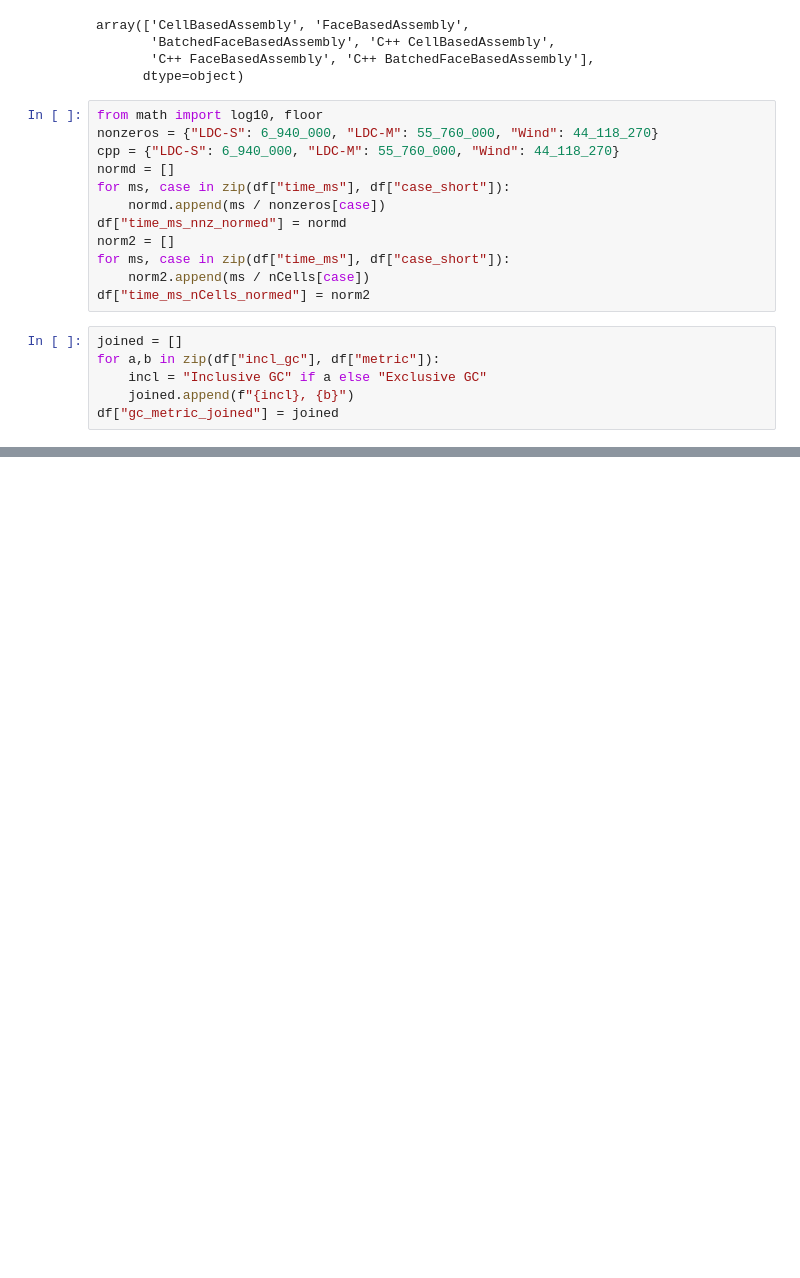
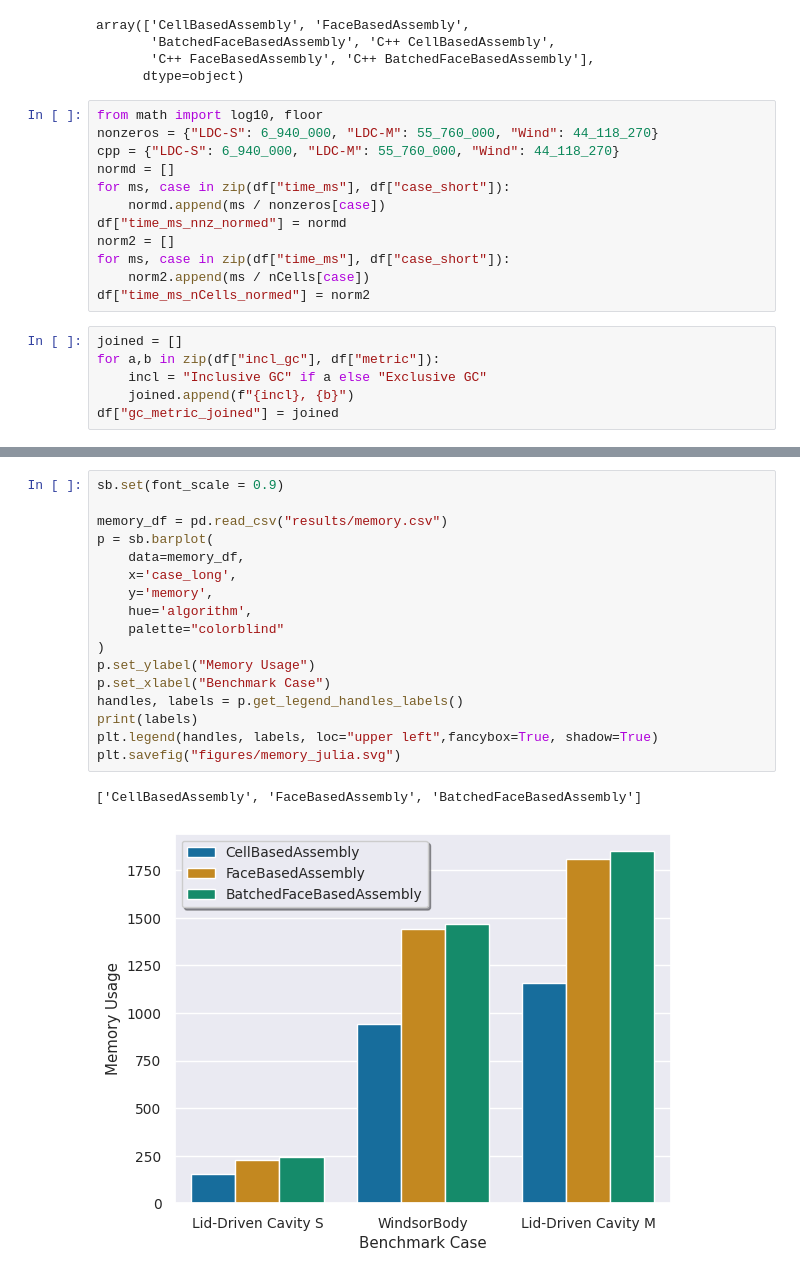
Before and after one commit to lupeterm/FVM-Prototyping, a Jupyter notebook: notebook.ipynb, the cells around one changed output, grey strips where cells are left out. Saved outputs shown, nothing was run; the diff lists cells and outputs as text; blank space fills up the shorter version.

Commit message:
fix facebased assembly boundary check, clean up repo, add memory usage plot

```diff
--- a/notebook.ipynb
+++ b/notebook.ipynb
@@ -261,3 +248,23 @@ plt.savefig("assembly.svg")
 # %% [output]
 ['CellBasedAssembly', 'FaceBasedAssembly', 'BatchedFaceBasedAssembly', 'C++ CellBasedAssembly', 'C++ FaceBasedAssembly', 'C++ BatchedFaceBasedAssembly']
 [figure]
+# %%
+sb.set(font_scale = 0.9)
+
+memory_df = pd.read_csv("results/memory.csv")
+p = sb.barplot(
+    data=memory_df,
+    x='case_long',
+    y='memory',
+    hue='algorithm',
+    palette="colorblind"
+)
+p.set_ylabel("Memory Usage")
+p.set_xlabel("Benchmark Case")
+handles, labels = p.get_legend_handles_labels()
+print(labels)
+plt.legend(handles, labels, loc="upper left",fancybox=True, shadow=True)
+plt.savefig("figures/memory_julia.svg")
+# %% [output]
+['CellBasedAssembly', 'FaceBasedAssembly', 'BatchedFaceBasedAssembly']
+[figure, added]
```
Also changed, not shown: parts of 7 cells of this notebook, 14 other files.
